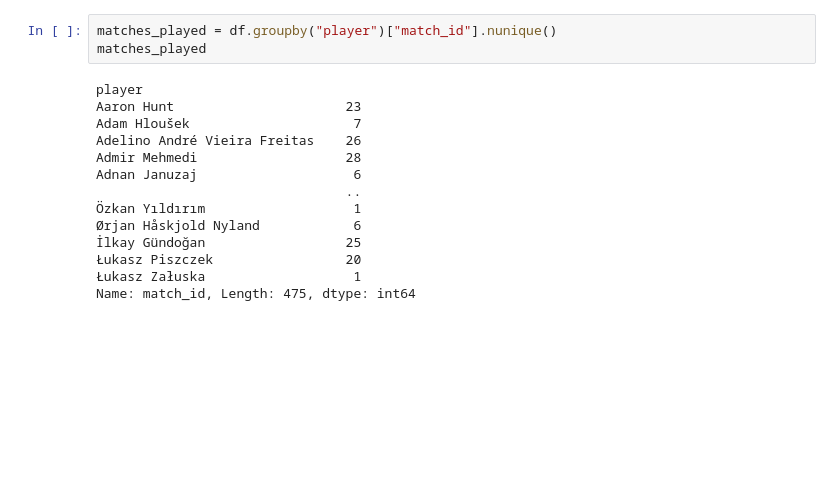
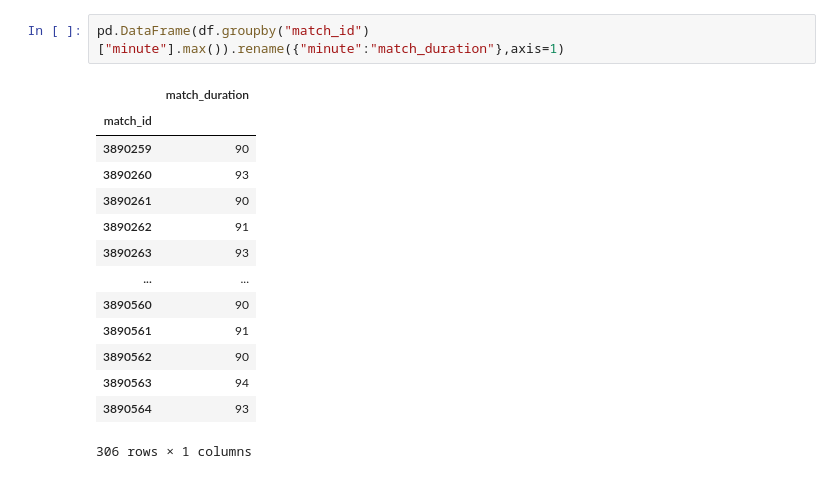
Before and after one commit to allorenz/football-player-similarity, a Jupyter notebook: src/standard_stats.ipynb, the cells around one changed output. Drawn from its saved outputs; the diff is of its cells as text; blank space fills up the shorter version.

```diff
--- a/src/standard_stats.ipynb
+++ b/src/standard_stats.ipynb
@@ -59,17 +49,17 @@ df[columns]
-# %%
-matches_played = df.groupby("player")["match_id"].nunique()
-matches_played
-# %% [output]
-player
-Aaron Hunt                      23
-Adam Hloušek                     7
-Adelino André Vieira Freitas    26
-Admir Mehmedi                   28
-Adnan Januzaj                    6
-                                ..
-Özkan Yıldırım                   1
-Ørjan Håskjold Nyland            6
-İlkay Gündoğan                  25
-Łukasz Piszczek                 20
-Łukasz Załuska                   1
-Name: match_id, Length: 475, dtype: int64
+# %%
+pd.DataFrame(df.groupby("match_id")["minute"].max()).rename({"minute":"match_duration"},axis=1)
+# %% [output]
+|  | match_duration |
+| match_id |  |
+| 3890259 | 90 |
+| 3890260 | 93 |
+| 3890261 | 90 |
+| 3890262 | 91 |
+| 3890263 | 93 |
+| ... | ... |
+| 3890560 | 90 |
+| 3890561 | 91 |
+| 3890562 | 90 |
+| 3890563 | 94 |
+| 3890564 | 93 |
+306 rows × 1 columns
```
Also changed, not shown: parts of 10 cells of this notebook.
